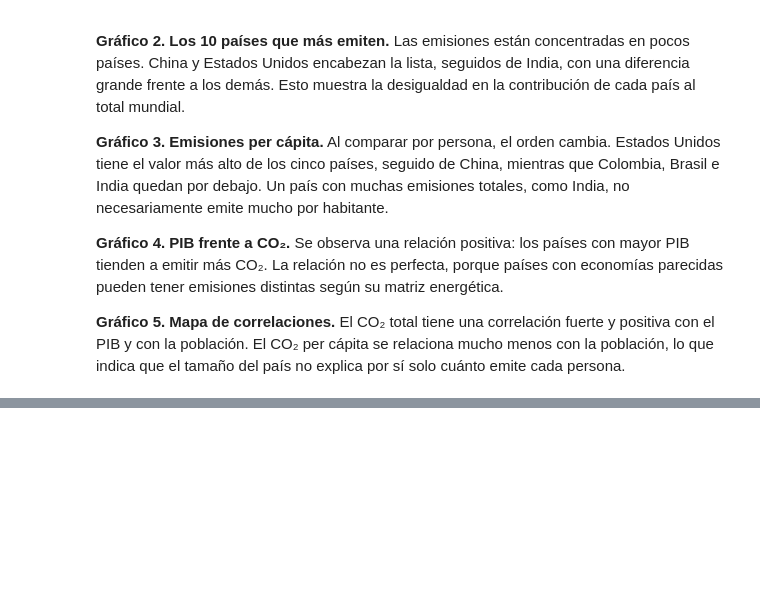
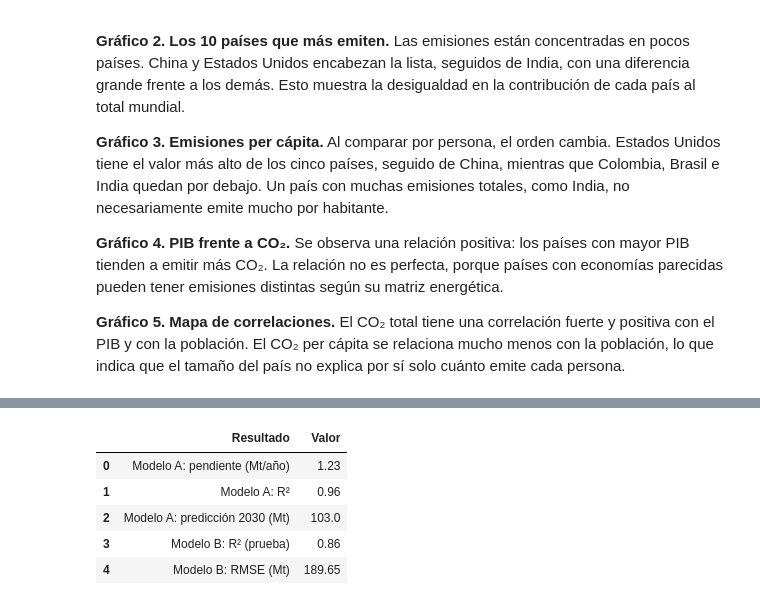
Before and after one commit to C4mila-H/Actividad-4, a Jupyter notebook: Actividad4_CO2.ipynb, the cells around one changed output, grey strips where cells are left out. Cells and saved outputs as stored; diff of their text form; code cells hidden in the pictures; blank space fills up the shorter version.

```diff
--- a/Actividad4_CO2.ipynb
+++ b/Actividad4_CO2.ipynb
@@ -206,0 +278,16 @@ plt.show()
+# %%
+resumen = pd.DataFrame({
+    "Resultado": ["Modelo A: pendiente (Mt/año)", "Modelo A: R²",
+                  "Modelo A: predicción 2030 (Mt)", "Modelo B: R² (prueba)",
+                  "Modelo B: RMSE (Mt)"],
+    "Valor": [f"{float(modelo_a.coef_[0]):.2f}", f"{r2_score(col['co2'], pred_a):.2f}",
+              f"{pred_2030:.1f}", f"{r2_b:.2f}", f"{rmse_b:.2f}"]
+})
+resumen
+# %% [output]
+|  | Resultado | Valor |
+| 0 | Modelo A: pendiente (Mt/año) | 1.23 |
+| 1 | Modelo A: R² | 0.96 |
+| 2 | Modelo A: predicción 2030 (Mt) | 103.0 |
+| 3 | Modelo B: R² (prueba) | 0.86 |
+| 4 | Modelo B: RMSE (Mt) | 189.65 |
```
Also changed, not shown: parts of 5 cells of this notebook.
